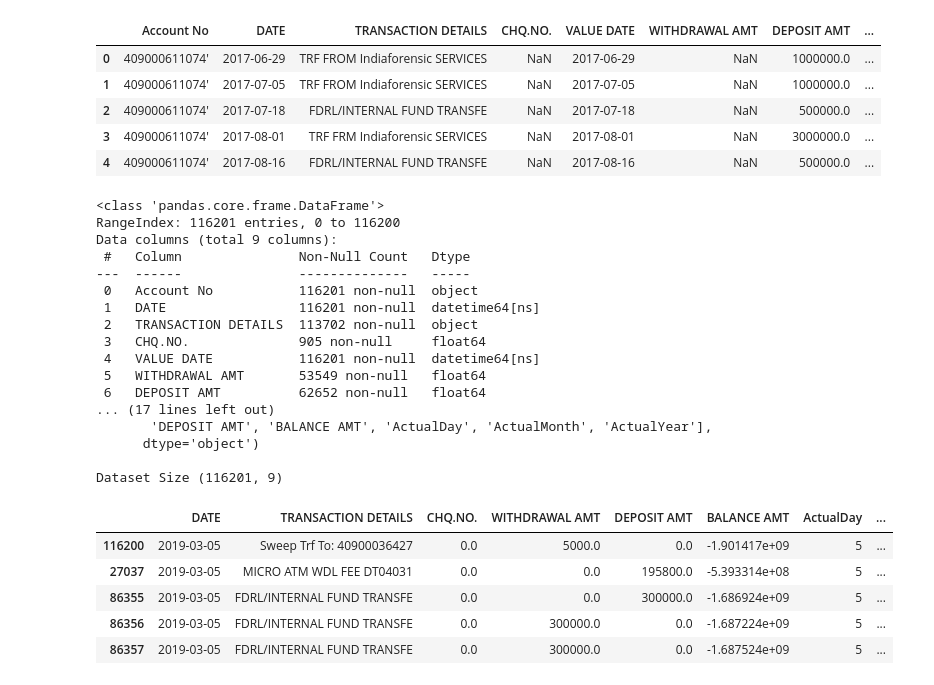
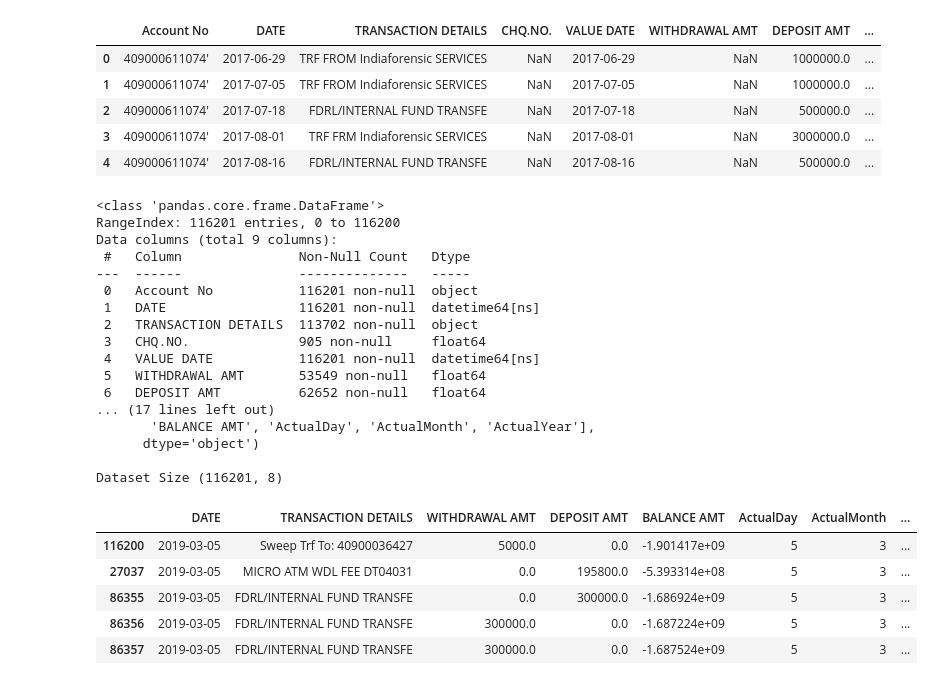
Before and after one commit to Deep6890/AEGIS-FIN, a Jupyter notebook: bankData.ipynb, the cells around one changed output. Drawn from its saved outputs; the diff is of its cells as text; code cells hidden in the pictures.

```diff
--- a/bankData.ipynb
+++ b/bankData.ipynb
@@ -67,41 +68,41 @@ def DataCleaning(df):
     processedData['ActualYear'] = processedData['VALUE DATE'].dt.year
     processedData = processedData.sort_values(by="VALUE DATE", ascending=False)
 
     # Droping unuseful data
-    processedData = processedData.drop(columns=['Account No','.','VALUE DATE'])
+    processedData = processedData.drop(columns=['Account No','.','VALUE DATE','CHQ.NO.'])
 
     # Data Discribtions
     print(processedData.columns)
     print("\nDataset Size",processedData.shape)
 
     display(processedData.head())
 
 
     return processedData
 processData = DataCleaning(df)
 # %% [output]
 <class 'pandas.core.frame.DataFrame'>
 RangeIndex: 116201 entries, 0 to 116200
 Data columns (total 9 columns):
  #   Column               Non-Null Count   Dtype
 ---  ------               --------------   -----
  0   Account No           116201 non-null  object
  1   DATE                 116201 non-null  datetime64[ns]
  2   TRANSACTION DETAILS  113702 non-null  object
  3   CHQ.NO.              905 non-null     float64
  4   VALUE DATE           116201 non-null  datetime64[ns]
  5   WITHDRAWAL AMT       53549 non-null   float64
  6   DEPOSIT AMT          62652 non-null   float64
 ... (17 lines left out)
-       'DEPOSIT AMT', 'BALANCE AMT', 'ActualDay', 'ActualMonth', 'ActualYear'],
+       'BALANCE AMT', 'ActualDay', 'ActualMonth', 'ActualYear'],
       dtype='object')
 
-Dataset Size (116201, 9)
+Dataset Size (116201, 8)
-|  | DATE | TRANSACTION DETAILS | CHQ.NO. | WITHDRAWAL AMT | DEPOSIT AMT | BALANCE AMT | ActualDay | ... |
-| 116200 | 2019-03-05 | Sweep Trf To: 40900036427 | 0.0 | 5000.0 | 0.0 | -1.901417e+09 | 5 | ... |
-| 27037 | 2019-03-05 | MICRO ATM WDL FEE DT04031 | 0.0 | 0.0 | 195800.0 | -5.393314e+08 | 5 | ... |
-| 86355 | 2019-03-05 | FDRL/INTERNAL FUND TRANSFE | 0.0 | 0.0 | 300000.0 | -1.686924e+09 | 5 | ... |
-| 86356 | 2019-03-05 | FDRL/INTERNAL FUND TRANSFE | 0.0 | 300000.0 | 0.0 | -1.687224e+09 | 5 | ... |
-| 86357 | 2019-03-05 | FDRL/INTERNAL FUND TRANSFE | 0.0 | 300000.0 | 0.0 | -1.687524e+09 | 5 | ... |
+|  | DATE | TRANSACTION DETAILS | WITHDRAWAL AMT | DEPOSIT AMT | BALANCE AMT | ActualDay | ActualMonth | ... |
+| 116200 | 2019-03-05 | Sweep Trf To: 40900036427 | 5000.0 | 0.0 | -1.901417e+09 | 5 | 3 | ... |
+| 27037 | 2019-03-05 | MICRO ATM WDL FEE DT04031 | 0.0 | 195800.0 | -5.393314e+08 | 5 | 3 | ... |
+| 86355 | 2019-03-05 | FDRL/INTERNAL FUND TRANSFE | 0.0 | 300000.0 | -1.686924e+09 | 5 | 3 | ... |
+| 86356 | 2019-03-05 | FDRL/INTERNAL FUND TRANSFE | 300000.0 | 0.0 | -1.687224e+09 | 5 | 3 | ... |
+| 86357 | 2019-03-05 | FDRL/INTERNAL FUND TRANSFE | 300000.0 | 0.0 | -1.687524e+09 | 5 | 3 | ... |
 # %%
 def DataDiscribtion(df):
```
Also changed, not shown: parts of 5 cells of this notebook.
